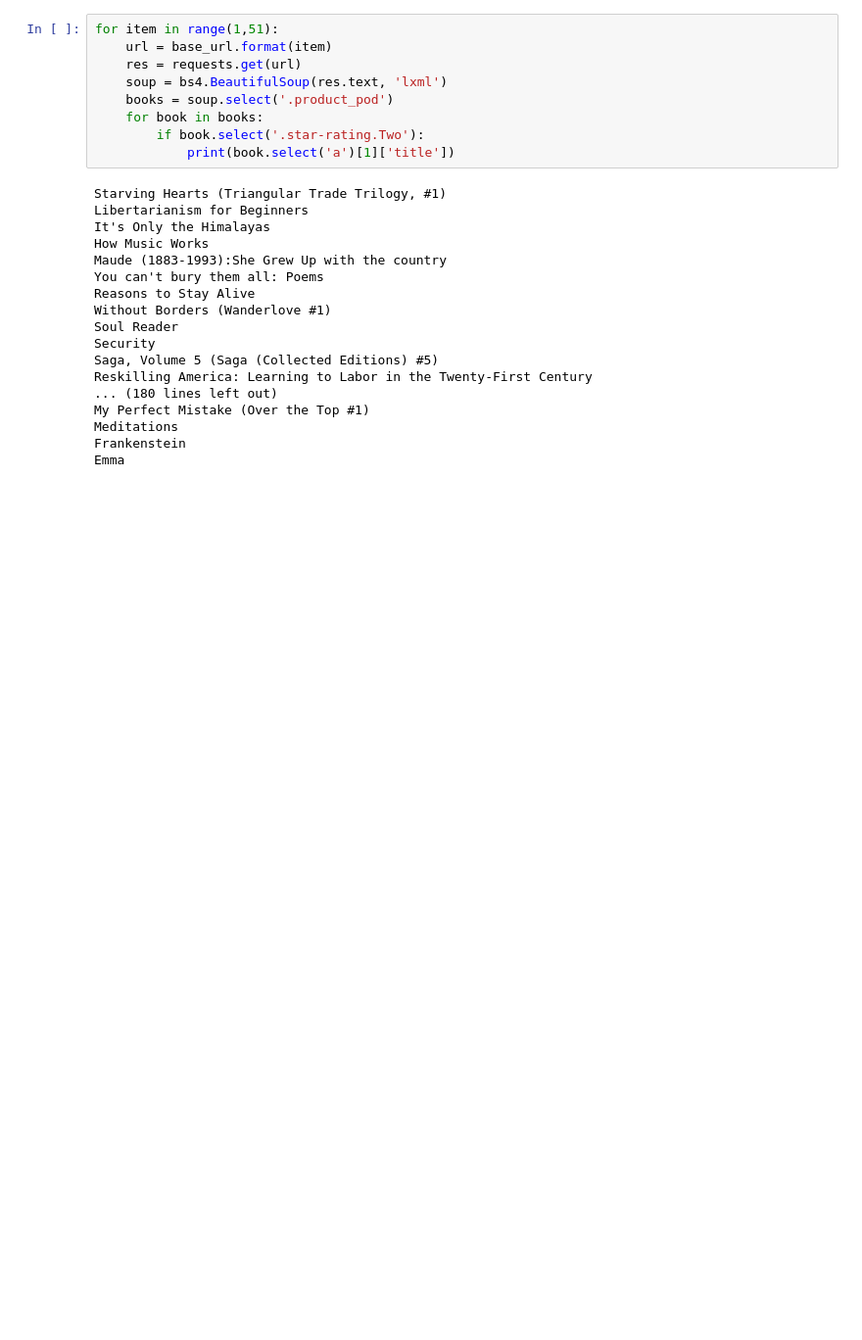
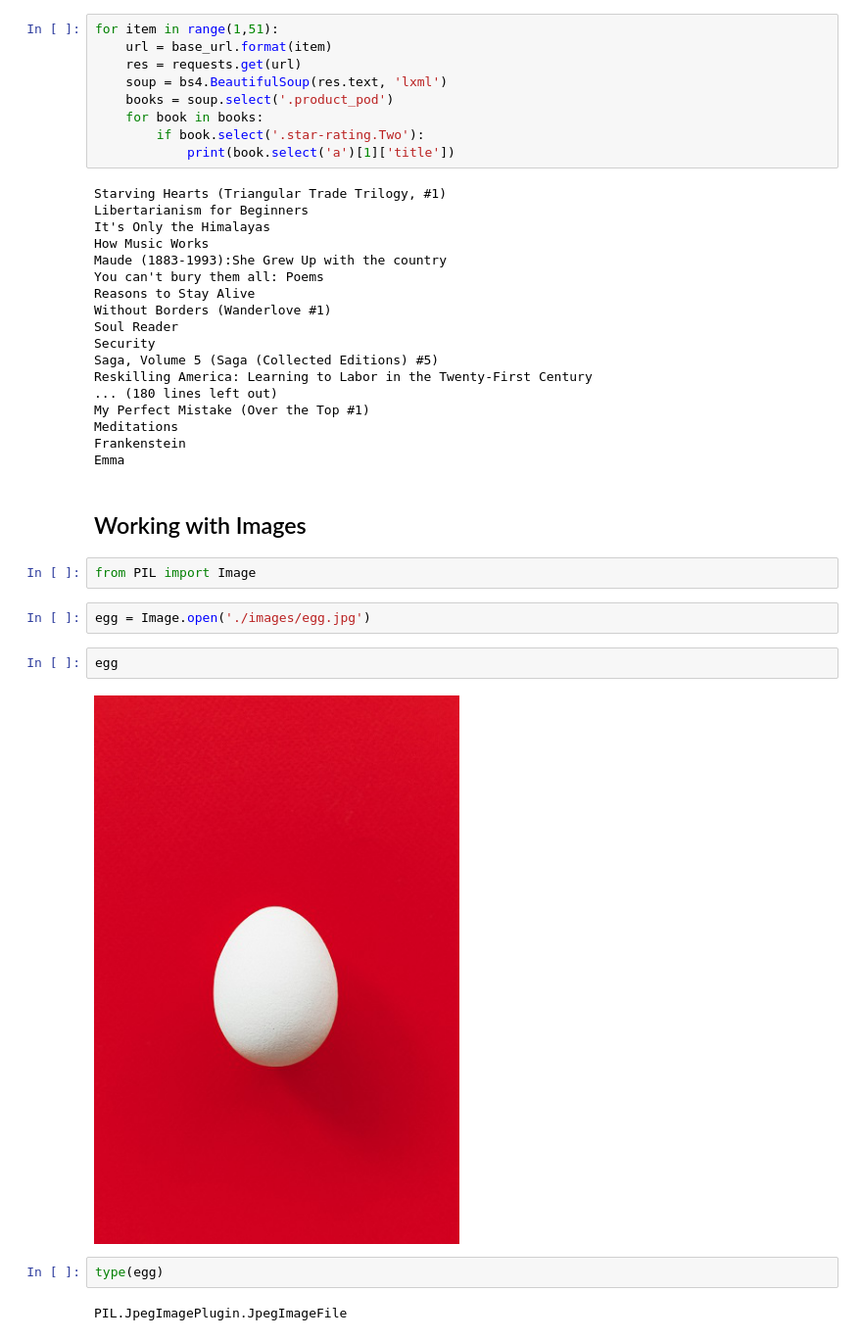
Before and after one commit to Vikas-KM/machine-learning, a Jupyter notebook: Practice/python_practice.ipynb, the cells around one changed output. Shown at 98% size. Saved outputs shown, nothing was run; the diff lists cells and outputs as text; blank space fills up the shorter version.

Commit message:
working with images

```diff
--- a/Practice/python_practice.ipynb
+++ b/Practice/python_practice.ipynb
@@ -732,3 +732,17 @@ My Perfect Mistake (Over the Top #1)
 Meditations
 Frankenstein
 Emma
+# %% [markdown]
+## Working with Images
+# %%
+from PIL import Image
+# %%
+egg = Image.open('./images/egg.jpg')
+# %%
+egg
+# %% [output]
+[figure, added]
+# %%
+type(egg)
+# %% [output]
+PIL.JpegImagePlugin.JpegImageFile
```
Also changed, not shown: parts of 10 cells of this notebook, 2 other files.
